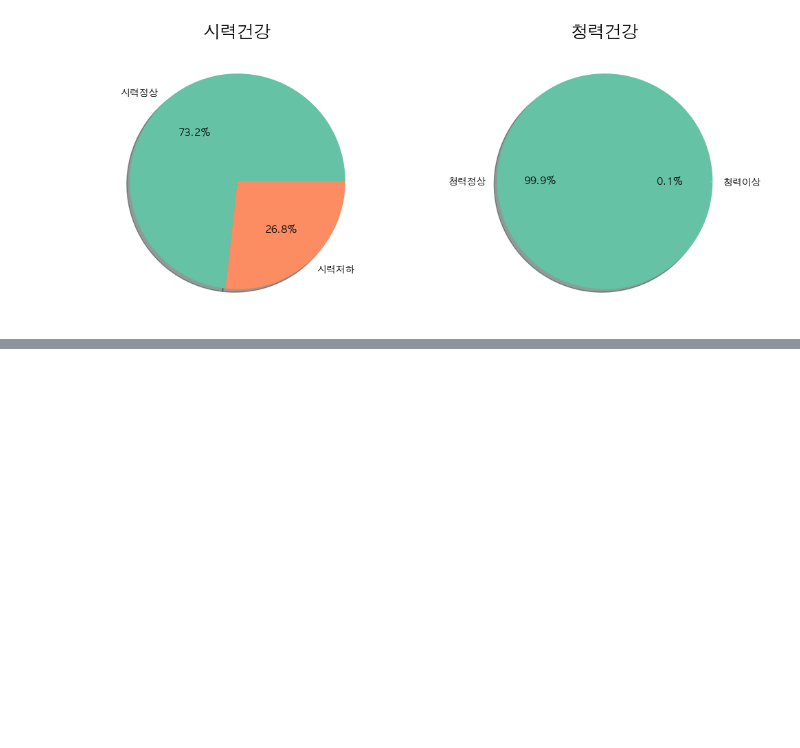
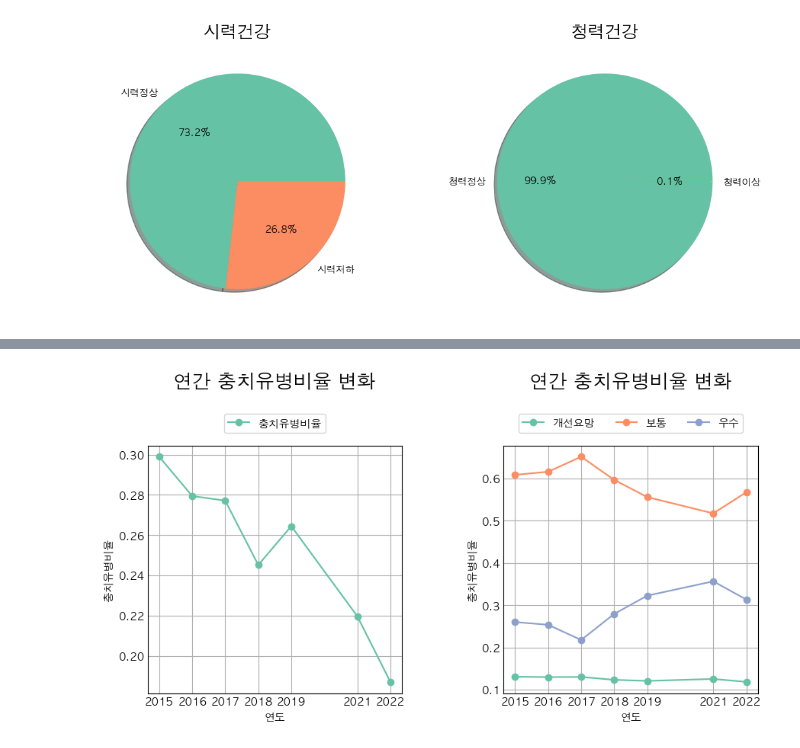
Before and after one commit to wooyeon83/AIBP_Team_Project, a Jupyter notebook: src/PRJ_02_Data_Analyze_Visualization_cwy.ipynb, the cells around one changed output, grey strips where cells are left out. Drawn from its saved outputs; the diff is of its cells as text; code cells hidden in the pictures; blank space fills up the shorter version.

```diff
--- a/src/PRJ_02_Data_Analyze_Visualization_cwy.ipynb
+++ b/src/PRJ_02_Data_Analyze_Visualization_cwy.ipynb
@@ -289,0 +344,47 @@ plt.show()
+# %%
+
+df1 = df[df['충치치아_유무'].isin (['무', '유']) ].groupby(['학년도'])['충치치아_유무'].count().reset_index().rename(columns={'충치치아_유무':'충치유병전체학생수'})
+df2 = df[df['충치치아_유무'].isin (['무', '유']) ].groupby(['학년도', '충치치아_유무'])['학년'].count().reset_index().rename(columns={'학년':'구강검진학생수'})
+df2 = df2.merge(df1, on='학년도')
+df2['비율'] = df2['구강검진학생수']/df2['충치유병전체학생수']
+# %%
+
+df3 = df[df['구강위생상태'].isin (['보통', '우수', '개선요망']) ].groupby(['학년도'])['구강위생상태'].count().reset_index().rename(columns={'구강위생상태':'구강검진전체학생수'})
+df4 = df[df['구강위생상태'].isin (['보통', '우수', '개선요망']) ].groupby(['학년도', '구강위생상태'])['학년'].count().reset_index().rename(columns={'학년':'구강검진학생수'})
+df4 = df4.merge(df3, on='학년도')
+df4['비율'] = df4['구강검진학생수']/df4['구강검진전체학생수']
+# %%
+fig, ax = plt.subplots(1,2,figsize=(10,5))
+
+years = [ i  for i in np.arange(2015, 2022+1) ]
+years.remove(2020)
+rates = df2[df2['충치치아_유무'] == '유']['비율'].to_list()
+
+ax[0].plot(years, rates, marker='o', label='충치유병비율')
+
+
+ax[0].set_title('연간 충치유병비율 변화', fontdict=font, pad=55)
+ax[0].set_xlabel('연도')
+ax[0].set_ylabel('충치유병비율')
+ax[0].legend(loc='upper center', bbox_to_anchor=(0.5, 1.15), ncol=2)
+ax[0].grid(True)
+ax[0].set_xticks(years)  # x축 눈금을 연도로 설정
+fig.subplots_adjust(left=0.1, right=0.9, top=0.85, bottom=0.2, wspace=0.4)
+
+rates = df4[df4['구강위생상태'] == '개선요망']['비율'].to_list()
+ax[1].plot(years, rates, marker='o', label='개선요망')
+rates1 = df4[df4['구강위생상태'] == '보통']['비율'].to_list()
+ax[1].plot(years, rates1, marker='o', label='보통')
+rates2 = df4[df4['구강위생상태'] == '우수']['비율'].to_list()
+ax[1].plot(years, rates2, marker='o', label='우수')
+
+
+ax[1].set_title('연간 충치유병비율 변화', fontdict=font, pad=55)
+ax[1].set_xlabel('연도')
+ax[1].set_ylabel('충치유병비율')
+ax[1].legend(loc='upper center', bbox_to_anchor=(0.5, 1.15), ncol=3)
+ax[1].grid(True)
+ax[1].set_xticks(years)  # x축 눈금을 연도로 설정
+fig.subplots_adjust(left=0.1, right=0.9, top=0.85, bottom=0.2, wspace=0.4)
+# %% [output]
+[figure, added]
```
Also changed, not shown: parts of 25 cells of this notebook.
